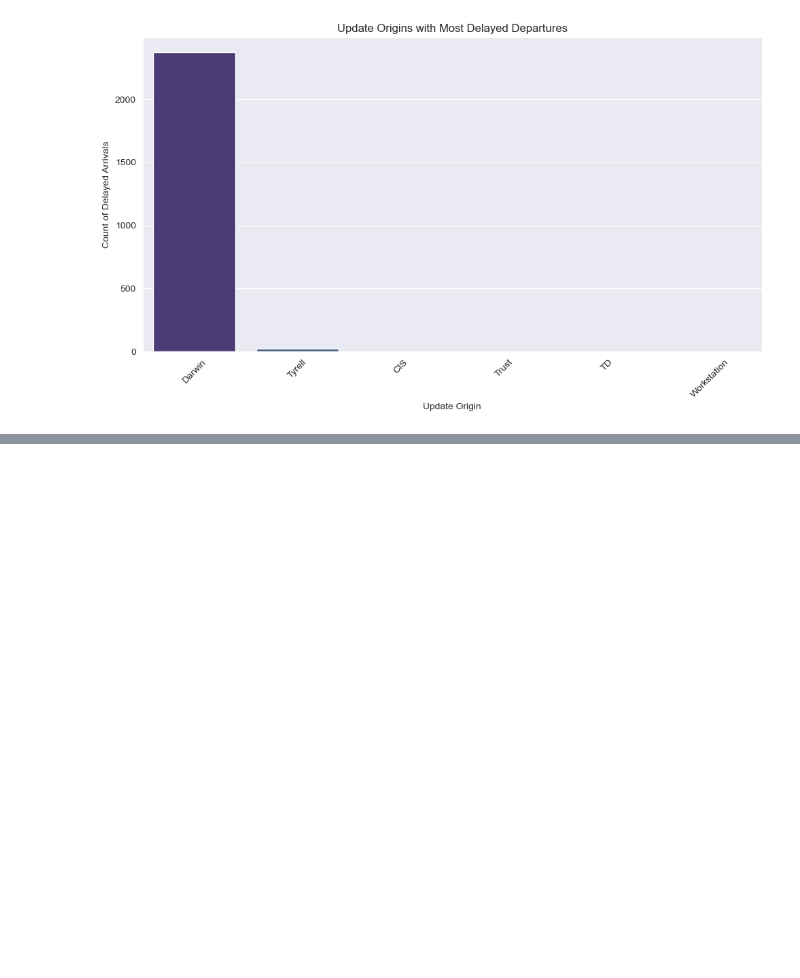
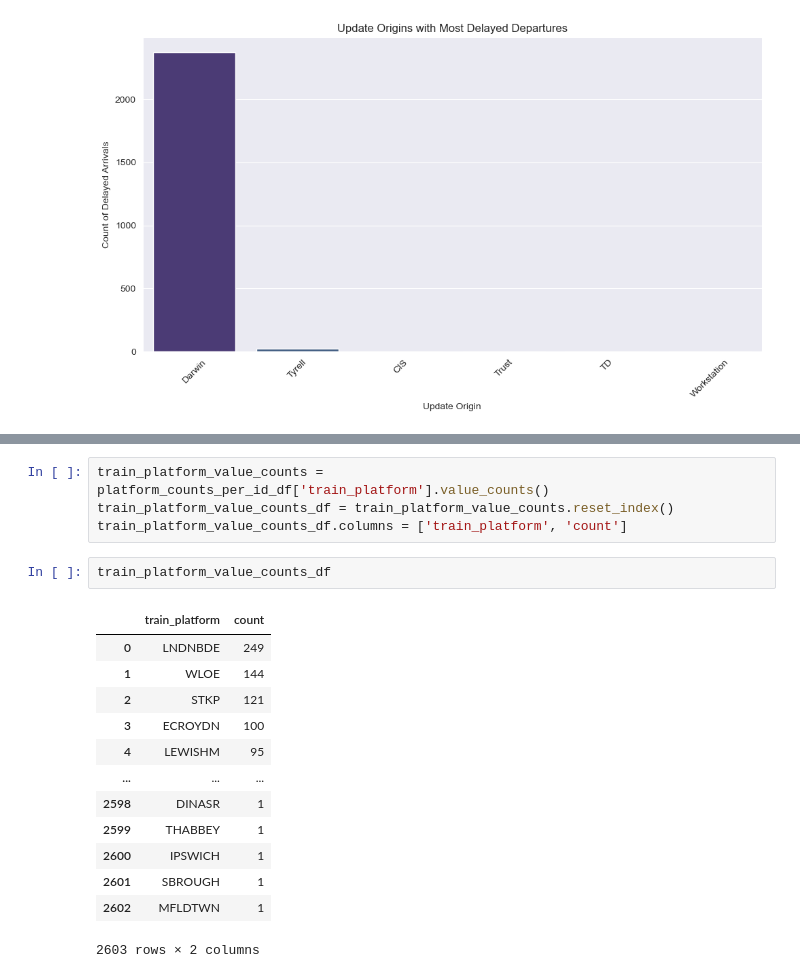
Before and after one commit to nirmalaJ21/https-github.com-nirmalaJ21-FinalProjectRailData, a Jupyter notebook: EDA Notebooks/Delayed.ipynb, the cells around one changed output, grey strips where cells are left out. Cells and saved outputs as stored; diff of their text form; blank space fills up the shorter version.

```diff
--- a/EDA Notebooks/Delayed.ipynb
+++ b/EDA Notebooks/Delayed.ipynb
@@ -169,0 +207,20 @@ plt.show()
+# %%
+train_platform_value_counts = platform_counts_per_id_df['train_platform'].value_counts()
+train_platform_value_counts_df = train_platform_value_counts.reset_index()
+train_platform_value_counts_df.columns = ['train_platform', 'count']
+# %%
+train_platform_value_counts_df
+# %% [output]
+|  | train_platform | count |
+| 0 | LNDNBDE | 249 |
+| 1 | WLOE | 144 |
+| 2 | STKP | 121 |
+| 3 | ECROYDN | 100 |
+| 4 | LEWISHM | 95 |
+| ... | ... | ... |
+| 2598 | DINASR | 1 |
+| 2599 | THABBEY | 1 |
+| 2600 | IPSWICH | 1 |
+| 2601 | SBROUGH | 1 |
+| 2602 | MFLDTWN | 1 |
+2603 rows × 2 columns
```
Also changed, not shown: parts of 4 cells of this notebook, 2 other files.
